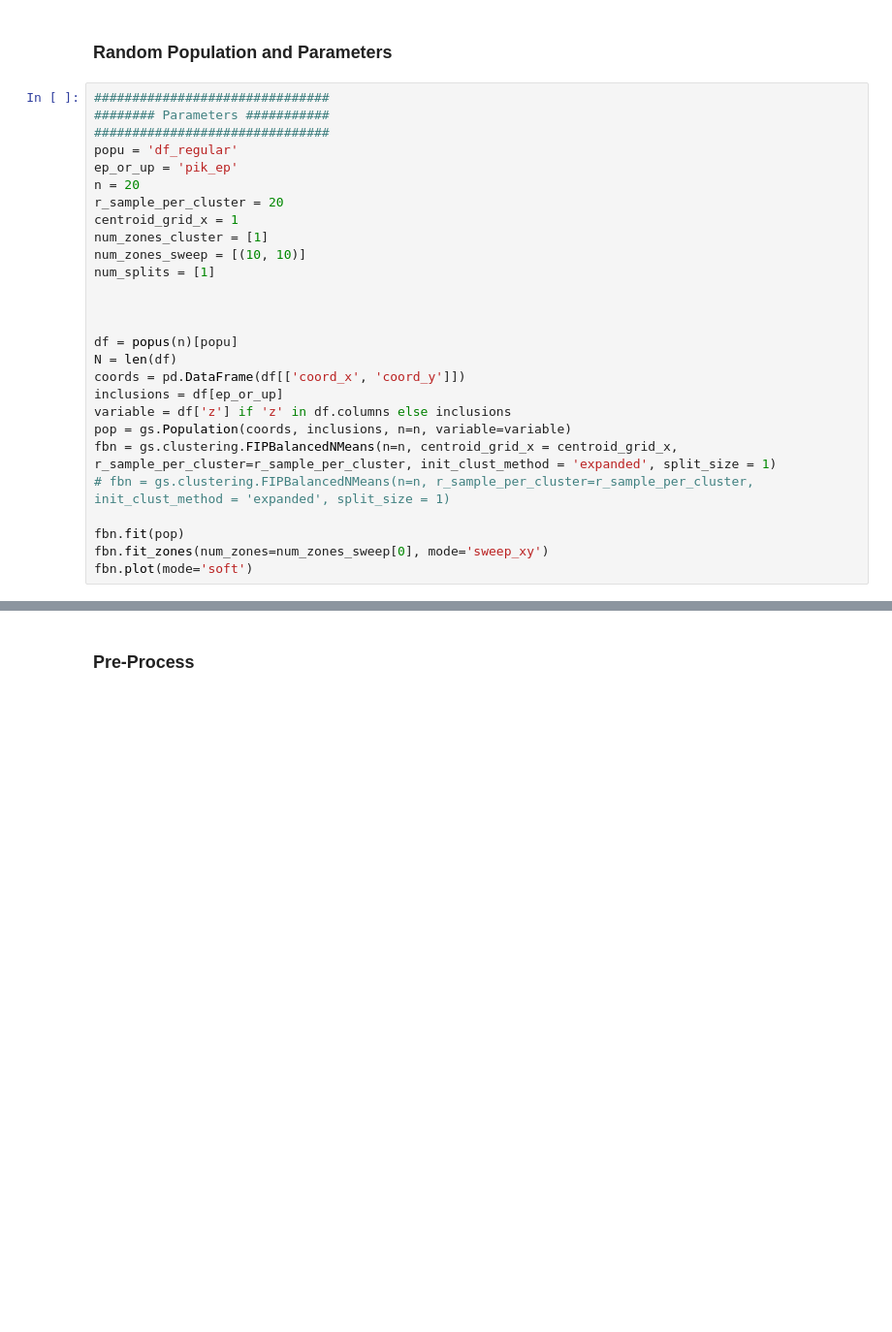
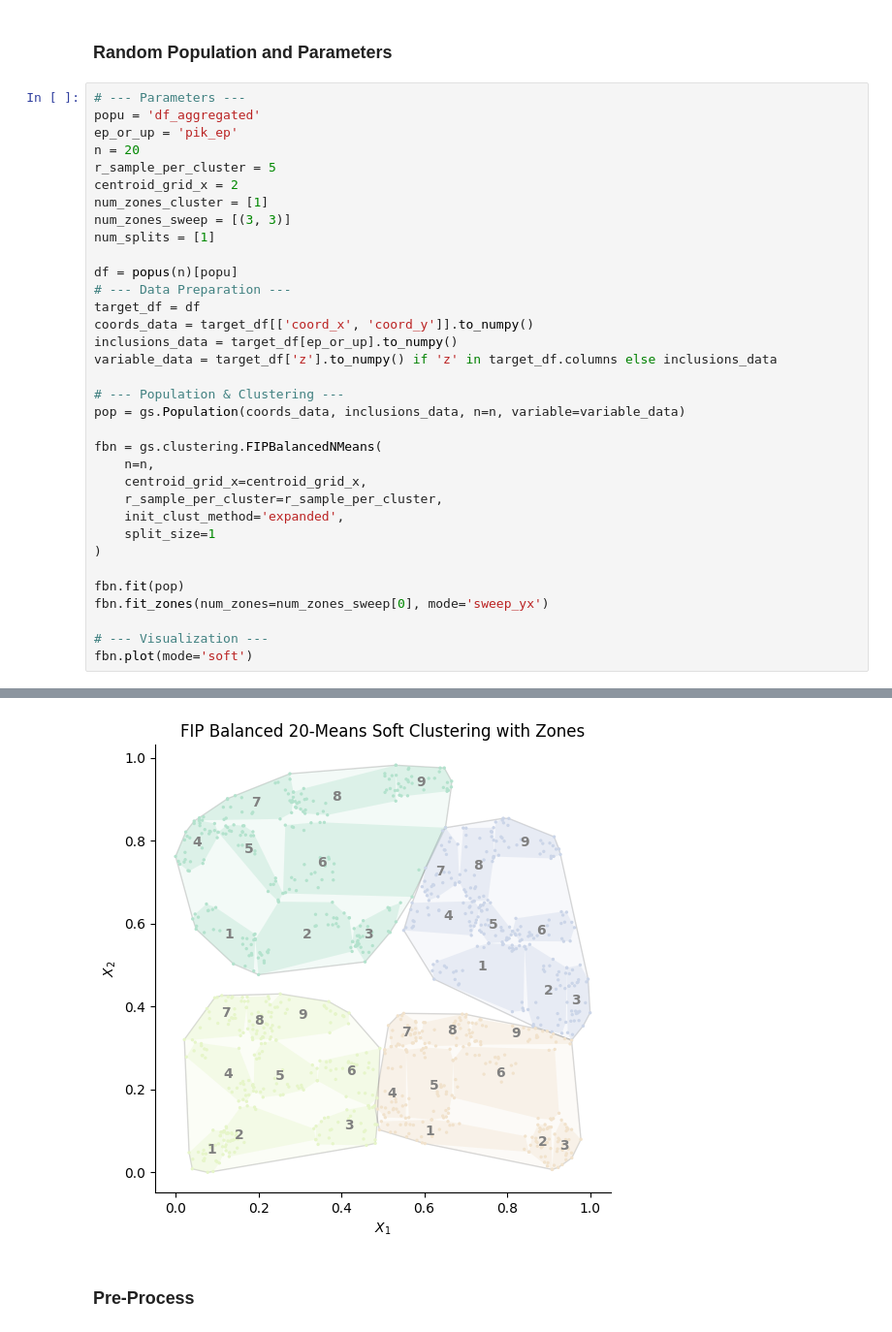
Before and after one commit to mehdimhb/graphical-sampling, a Jupyter notebook: simulations/jupyters/sampling.ipynb, the cells around one changed output, grey strips where cells are left out. Shown at 97% size. Saved outputs shown, nothing was run; the diff lists cells and outputs as text; blank space fills up the shorter version.

```diff
--- a/simulations/jupyters/sampling.ipynb
+++ b/simulations/jupyters/sampling.ipynb
@@ -72,30 +138,37 @@ def popus(n):
 # %% [markdown]
 ### Random Population and Parameters
 # %%
-###############################
-######## Parameters ###########
-###############################
-popu = 'df_regular'
+# --- Parameters ---
+popu = 'df_aggregated'
 ep_or_up = 'pik_ep'
 n = 20
-r_sample_per_cluster = 20
-centroid_grid_x = 1
+r_sample_per_cluster = 5
+centroid_grid_x = 2
 num_zones_cluster = [1]
-num_zones_sweep = [(10, 10)]
+num_zones_sweep = [(3, 3)]
 num_splits = [1]
 
+df = popus(n)[popu]
+# --- Data Preparation ---
+target_df = df
+coords_data = target_df[['coord_x', 'coord_y']].to_numpy()
+inclusions_data = target_df[ep_or_up].to_numpy()
+variable_data = target_df['z'].to_numpy() if 'z' in target_df.columns else inclusions_data
 
+# --- Population & Clustering ---
+pop = gs.Population(coords_data, inclusions_data, n=n, variable=variable_data)
 
-df = popus(n)[popu]
-N = len(df)
-coords = pd.DataFrame(df[['coord_x', 'coord_y']])
-inclusions = df[ep_or_up]
-variable = df['z'] if 'z' in df.columns else inclusions
-pop = gs.Population(coords, inclusions, n=n, variable=variable)
-fbn = gs.clustering.FIPBalancedNMeans(n=n, centroid_grid_x = centroid_grid_x, r_sample_per_cluster=r_sample_per_cluster, init_clust_method = 'expanded', split_size = 1)
-# fbn = gs.clustering.FIPBalancedNMeans(n=n, r_sample_per_cluster=r_sample_per_cluster, init_clust_method = 'expanded', split_size = 1)
+fbn = gs.clustering.FIPBalancedNMeans(
+    n=n,
+    centroid_grid_x=centroid_grid_x,
+    r_sample_per_cluster=r_sample_per_cluster,
+    init_clust_method='expanded',
+    split_size=1
+)
 
 fbn.fit(pop)
-fbn.fit_zones(num_zones=num_zones_sweep[0], mode='sweep_xy')
+fbn.fit_zones(num_zones=num_zones_sweep[0], mode='sweep_yx')
+
+# --- Visualization ---
 fbn.plot(mode='soft')
 # %% [output]
@@ -103,3 +176,4 @@ ValueError: assignment destination is read-only
+[figure, added]
 # %% [markdown]
 ### Pre-Process
 # %%
```
Also changed, not shown: parts of 37 cells of this notebook, 6 other files.
